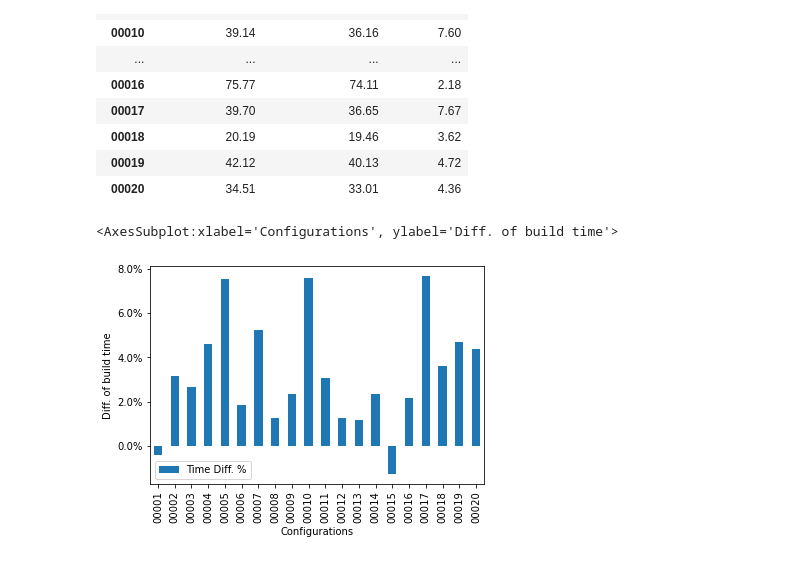
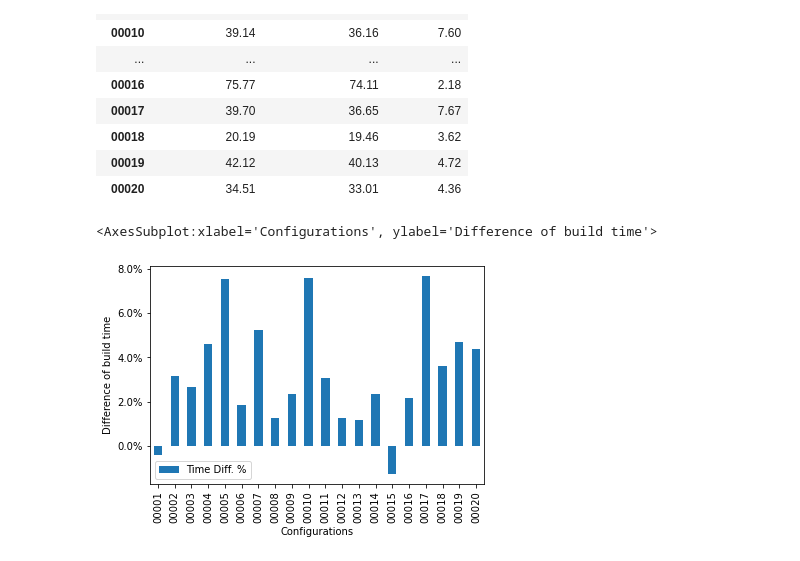
Before and after one commit to ternava/Incremental-build, a Jupyter notebook: notebooks/compare_build_time.ipynb, the cells around one changed output. Drawn from its saved outputs; the diff is of its cells as text; code cells hidden in the pictures.

```diff
--- a/notebooks/compare_build_time.ipynb
+++ b/notebooks/compare_build_time.ipynb
@@ -92,21 +92,22 @@ df5
 # %%
 # Visualized the minimum, maxium, and average incremental build time for all configurations
 import matplotlib.pyplot as plt
 import matplotlib.ticker as mtick
 
 
 ib_plot = df5[["Time Diff. %"]].plot(kind='bar')
 
 
 ib_plot.set_xlabel("Configurations")
-ib_plot.set_ylabel("Diff. of build time")
+ib_plot.set_ylabel("Difference of build time")
 
 ib_plot.yaxis.set_major_formatter(mtick.PercentFormatter())
+ib_plot.xaxis.tick_bottom()
 
 #ib_plot.tight_layout(pad=1.0)
 plt.savefig("./figures/fig03.pdf", bbox_inches = 'tight', pad_inches = 0)
 
 ib_plot
 # %% [output]
-<AxesSubplot:xlabel='Configurations', ylabel='Diff. of build time'>
+<AxesSubplot:xlabel='Configurations', ylabel='Difference of build time'>
-[figure, old version]
+[figure, new version]
```
Also changed, not shown: parts of 2 cells of this notebook, 6 other files.
